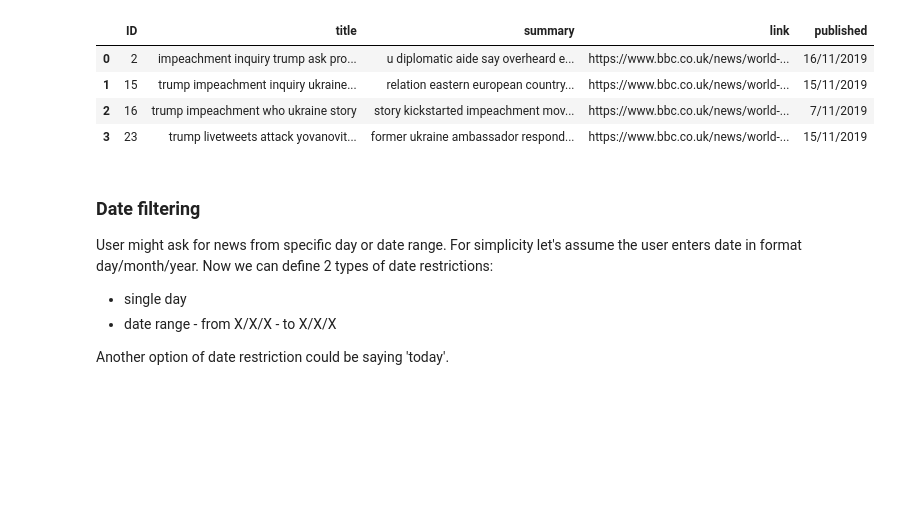
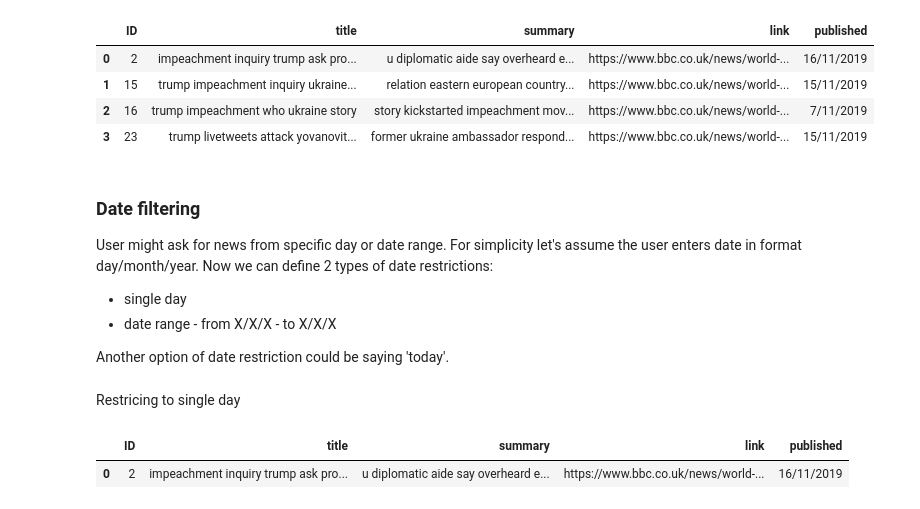
Before and after one commit to dominikklepl/News-search-engine, a Jupyter notebook: Code_explanation.ipynb, the cells around one changed output. Saved outputs shown, nothing was run; the diff lists cells and outputs as text; code cells hidden in the pictures; blank space fills up the shorter version.

```diff
--- a/Code_explanation.ipynb
+++ b/Code_explanation.ipynb
@@ -505,3 +505,14 @@ Now we can define 2 types of date restrictions:
 * date range - from X/X/X - to X/X/X
 
 Another option of date restriction could be saying 'today'.
+# %% [markdown]
+Restricing to single day
+# %%
+test = "16/11/2019"
+
+#get news published on "test"
+results_single = result_meta[result_meta.published==test].reset_index(drop=True)
+results_single.head()
+# %% [output]
+|  | ID | title | summary | link | published |
+| 0 | 2 | impeachment inquiry trump ask pro... | u diplomatic aide say overheard e... | https://www.bbc.co.uk/news/world-... | 16/11/2019 |
```
Also changed, not shown: parts of 5 cells of this notebook.
